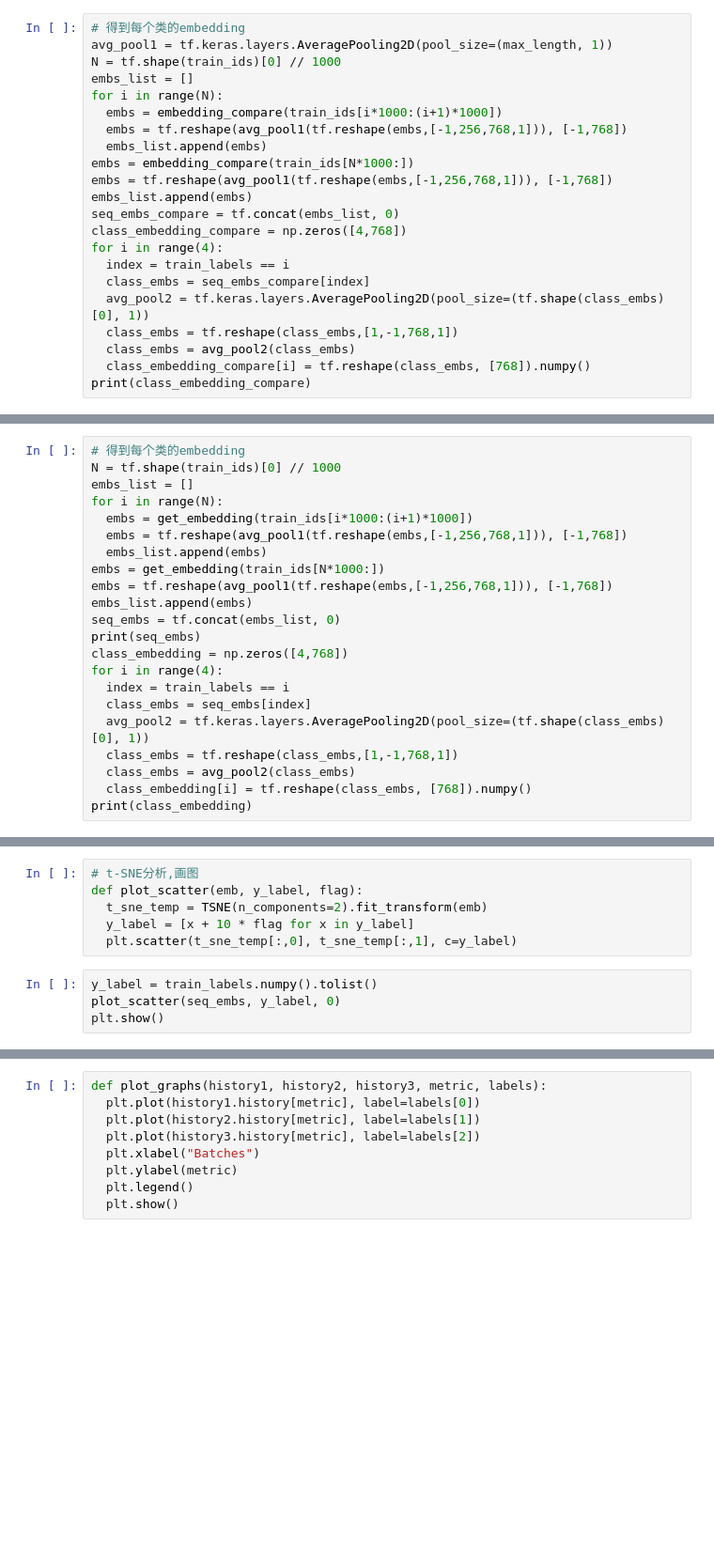
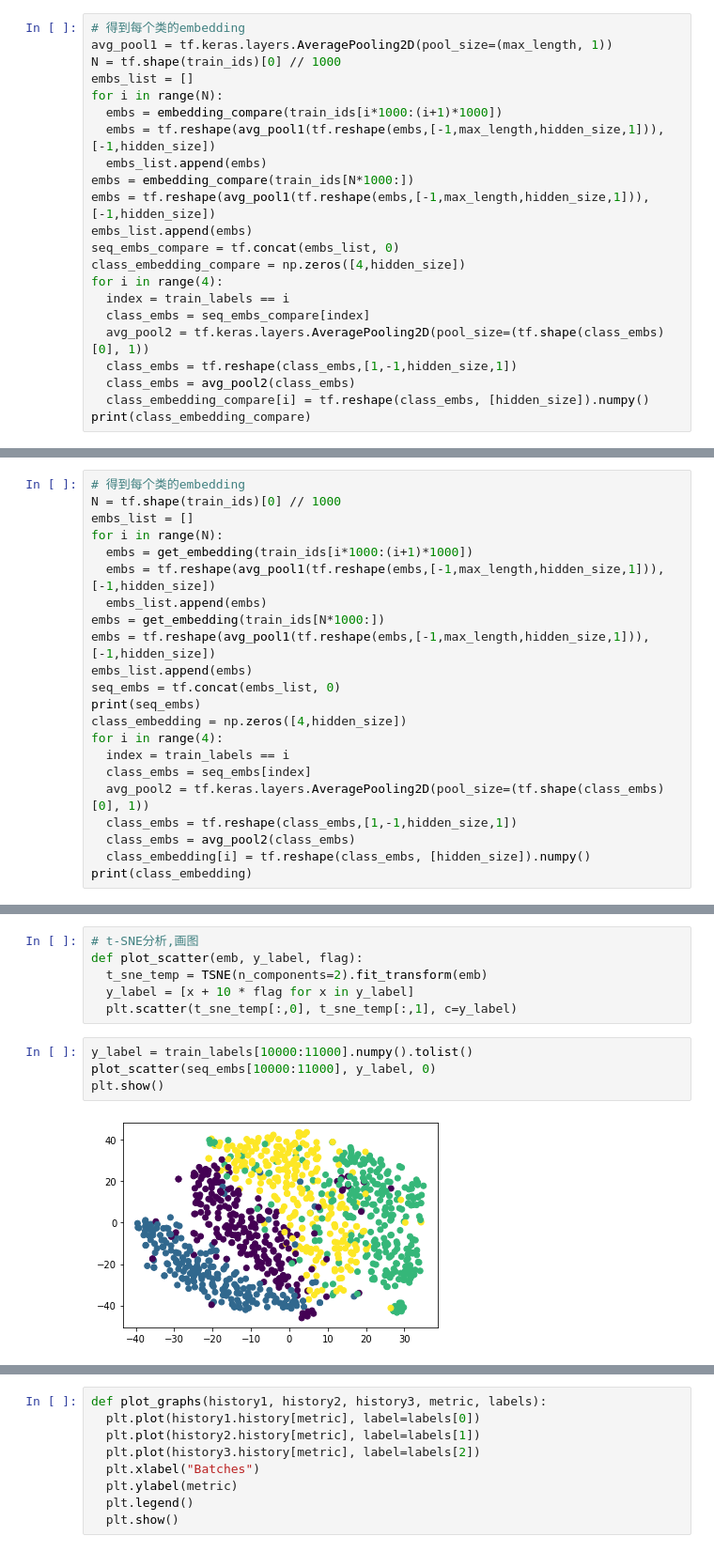
Before and after one commit to buzhangjiuzhou/DLfinal, a Jupyter notebook: bert_AGnews_3.ipynb, the cells around one changed output, grey strips where cells are left out. Shown: that part at 94% size. Saved outputs shown, nothing was run; the diff lists cells and outputs as text; blank space fills up the shorter version.

```diff
--- a/bert_AGnews_3.ipynb
+++ b/bert_AGnews_3.ipynb
@@ -318,18 +298,18 @@ N = tf.shape(train_ids)[0] // 1000
 embs_list = []
 for i in range(N):
   embs = embedding_compare(train_ids[i*1000:(i+1)*1000])
-  embs = tf.reshape(avg_pool1(tf.reshape(embs,[-1,256,768,1])), [-1,768])
+  embs = tf.reshape(avg_pool1(tf.reshape(embs,[-1,max_length,hidden_size,1])), [-1,hidden_size])
   embs_list.append(embs)
 embs = embedding_compare(train_ids[N*1000:])
-embs = tf.reshape(avg_pool1(tf.reshape(embs,[-1,256,768,1])), [-1,768])
+embs = tf.reshape(avg_pool1(tf.reshape(embs,[-1,max_length,hidden_size,1])), [-1,hidden_size])
 embs_list.append(embs)
 seq_embs_compare = tf.concat(embs_list, 0)
-class_embedding_compare = np.zeros([4,768])
+class_embedding_compare = np.zeros([4,hidden_size])
 for i in range(4):
   index = train_labels == i
   class_embs = seq_embs_compare[index]
   avg_pool2 = tf.keras.layers.AveragePooling2D(pool_size=(tf.shape(class_embs)[0], 1))
-  class_embs = tf.reshape(class_embs,[1,-1,768,1])
+  class_embs = tf.reshape(class_embs,[1,-1,hidden_size,1])
   class_embs = avg_pool2(class_embs)
-  class_embedding_compare[i] = tf.reshape(class_embs, [768]).numpy()
+  class_embedding_compare[i] = tf.reshape(class_embs, [hidden_size]).numpy()
 print(class_embedding_compare)
@@ -347,19 +345,19 @@ N = tf.shape(train_ids)[0] // 1000
 embs_list = []
 for i in range(N):
   embs = get_embedding(train_ids[i*1000:(i+1)*1000])
-  embs = tf.reshape(avg_pool1(tf.reshape(embs,[-1,256,768,1])), [-1,768])
+  embs = tf.reshape(avg_pool1(tf.reshape(embs,[-1,max_length,hidden_size,1])), [-1,hidden_size])
   embs_list.append(embs)
 embs = get_embedding(train_ids[N*1000:])
-embs = tf.reshape(avg_pool1(tf.reshape(embs,[-1,256,768,1])), [-1,768])
+embs = tf.reshape(avg_pool1(tf.reshape(embs,[-1,max_length,hidden_size,1])), [-1,hidden_size])
 embs_list.append(embs)
 seq_embs = tf.concat(embs_list, 0)
 print(seq_embs)
-class_embedding = np.zeros([4,768])
+class_embedding = np.zeros([4,hidden_size])
 for i in range(4):
   index = train_labels == i
   class_embs = seq_embs[index]
   avg_pool2 = tf.keras.layers.AveragePooling2D(pool_size=(tf.shape(class_embs)[0], 1))
-  class_embs = tf.reshape(class_embs,[1,-1,768,1])
+  class_embs = tf.reshape(class_embs,[1,-1,hidden_size,1])
   class_embs = avg_pool2(class_embs)
-  class_embedding[i] = tf.reshape(class_embs, [768]).numpy()
+  class_embedding[i] = tf.reshape(class_embs, [hidden_size]).numpy()
 print(class_embedding)
@@ -375,7 +393,9 @@ def plot_scatter(emb, y_label, flag):
   y_label = [x + 10 * flag for x in y_label]
   plt.scatter(t_sne_temp[:,0], t_sne_temp[:,1], c=y_label)
 # %%
-y_label = train_labels.numpy().tolist()
-plot_scatter(seq_embs, y_label, 0)
+y_label = train_labels[10000:11000].numpy().tolist()
+plot_scatter(seq_embs[10000:11000], y_label, 0)
 plt.show()
+# %% [output]
+[figure, added]
 # %%
```
Also changed, not shown: parts of 21 cells of this notebook.
